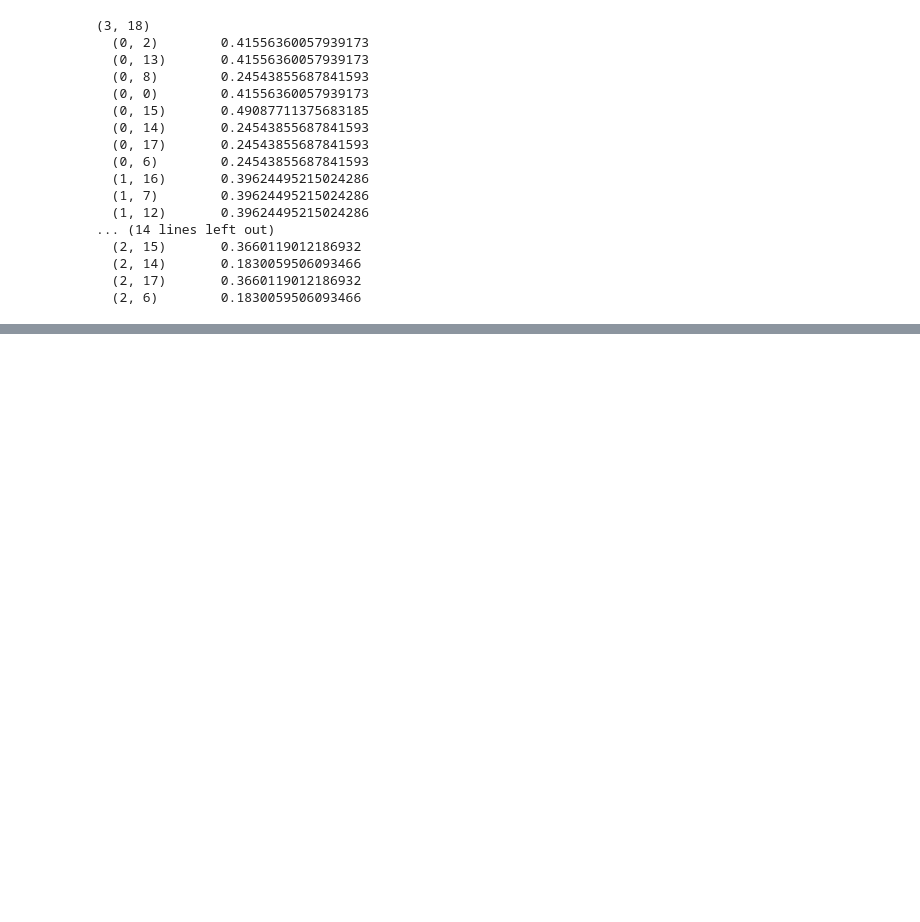
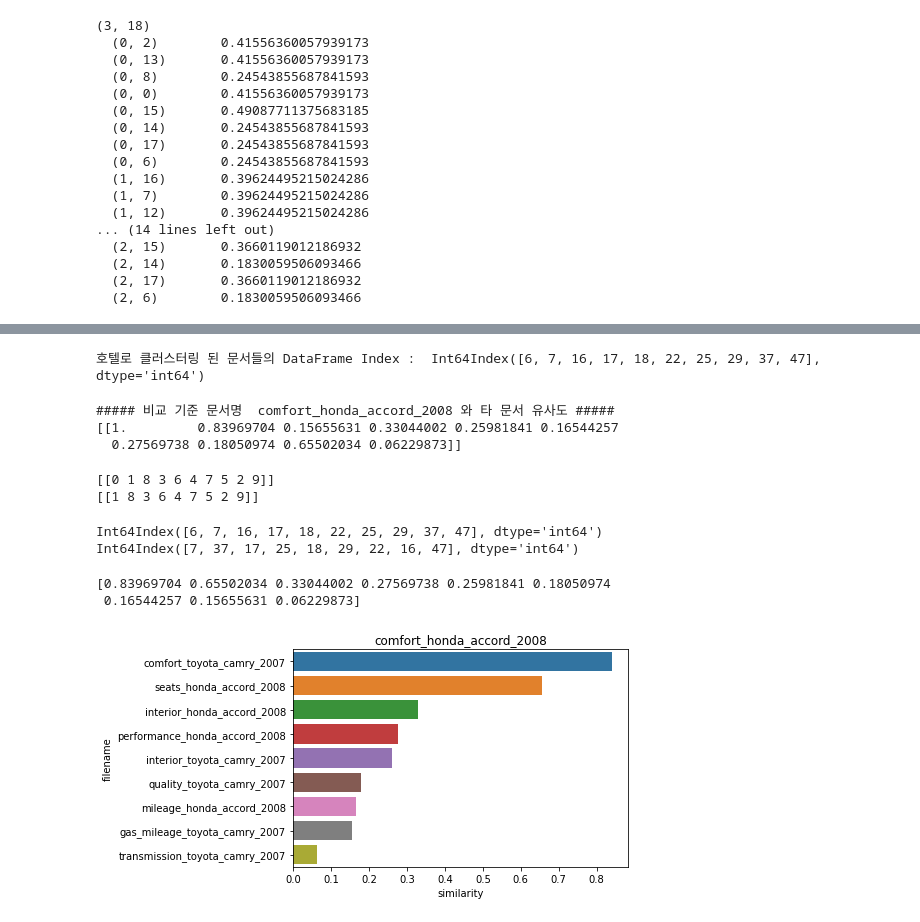
Before and after one commit to Junohera/PythonBasic2021, a Jupyter notebook: 04_Natural_Language_Processing/05_군집/02_문서유사도.ipynb, the cells around one changed output, grey strips where cells are left out. Saved outputs shown, nothing was run; the diff lists cells and outputs as text; code cells hidden in the pictures; blank space fills up the shorter version.

```diff
--- a/04_Natural_Language_Processing/05_군집/02_문서유사도.ipynb
+++ b/04_Natural_Language_Processing/05_군집/02_문서유사도.ipynb
@@ -45,0 +167,59 @@ print(feature_vect_simple)
+# %%
+# DataFrame에서 호텔에 해당하는 군집의 index들을 추출
+hotel_indexes = document_df[document_df['cluster_label']==1].index
+print('호텔로 클러스터링 된 문서들의 DataFrame Index : ', hotel_indexes)
+# %% [output]
+호텔로 클러스터링 된 문서들의 DataFrame Index :  Int64Index([6, 7, 16, 17, 18, 22, 25, 29, 37, 47], dtype='int64')
+# %%
+from sklearn.metrics.pairwise import cosine_similarity
+# 호텔로 클러스터링된 데이터 중 첫번재 문서를 추출하여 파일명 표시
+comparison_docname = document_df.iloc[hotel_indexes[0]]['filename']
+print('##### 비교 기준 문서명 ', comparison_docname, '와 타 문서 유사도 #####')
+
+# doucment_df에서 추출한 index 객체를 feature_vect로 입력하여 호텔 클러스터링된 feature_vect 추출
+# 이용하여 호텔로 클러스터링 된 문서 중 첫번째 문서와 다른 문서간의 코사인 유사도 측정
+similarity_pair = cosine_similarity(feature_vect[hotel_indexes[0]], feature_vect[hotel_indexes])
+
+print(similarity_pair)
+# %% [output]
+##### 비교 기준 문서명  comfort_honda_accord_2008 와 타 문서 유사도 #####
+[[1.         0.83969704 0.15655631 0.33044002 0.25981841 0.16544257
+  0.27569738 0.18050974 0.65502034 0.06229873]]
+# %%
+import seaborn as sns
+import numpy as np
+import matplotlib.pyplot as plt
+
+# argsort()을 이용하여 앞 예제의 첫번째 문서와 타 문서간 유사도가 큰 순으로 정렬한 인덱스 반환
+sorted_index = similarity_pair.argsort()[:, ::-1] # 내림차순 정렬
+print(sorted_index)
+sorted_index = sorted_index[:, 1:] # 유사도 1인 자신의 값은 제외
+print(sorted_index)
+# %% [output]
+[[0 1 8 3 6 4 7 5 2 9]]
+[[1 8 3 6 4 7 5 2 9]]
+# %%
+# 정렬된 인덱스로 hotel_indexes를 추출하여 재정렬
+print(hotel_indexes)
+hotel_sorted_indexes = hotel_indexes[sorted_index.reshape(-1,)]
+print(hotel_sorted_indexes)
+# %% [output]
+Int64Index([6, 7, 16, 17, 18, 22, 25, 29, 37, 47], dtype='int64')
+Int64Index([7, 37, 17, 25, 18, 29, 22, 16, 47], dtype='int64')
+# %%
+# 유사도가 큰 순으로 유사도 값을 재정렬하되 자기 자신은 제외
+hotel_1_sim_value = np.sort(similarity_pair.reshape(-1,))[::-1]
+hotel_1_sim_value = hotel_1_sim_value[1:]
+print(hotel_1_sim_value)
+# %% [output]
+[0.83969704 0.65502034 0.33044002 0.27569738 0.25981841 0.18050974
+ 0.16544257 0.15655631 0.06229873]
+# %%
+# 유사도가 큰 순으로 정렬된 index와 유사도값을 이용하여 파일명과 유사도값을 Seaborn 막대 그래스포 시각화
+hotel_1_sim_df = pd.DataFrame()
+hotel_1_sim_df['filename'] = document_df.iloc[hotel_sorted_indexes]['filename']
+hotel_1_sim_df['similarity'] = hotel_1_sim_value
+sns.barplot(x='similarity', y='filename', data=hotel_1_sim_df)
+plt.title(comparison_docname)
+# %% [output]
+[figure, added]
```
Also changed, not shown: parts of 10 cells of this notebook.
